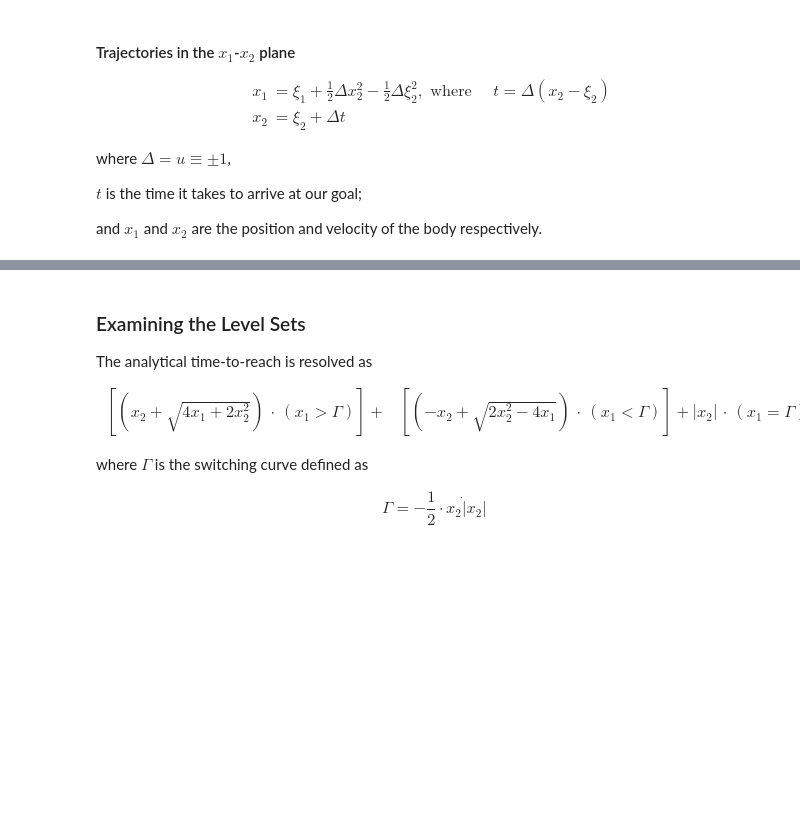
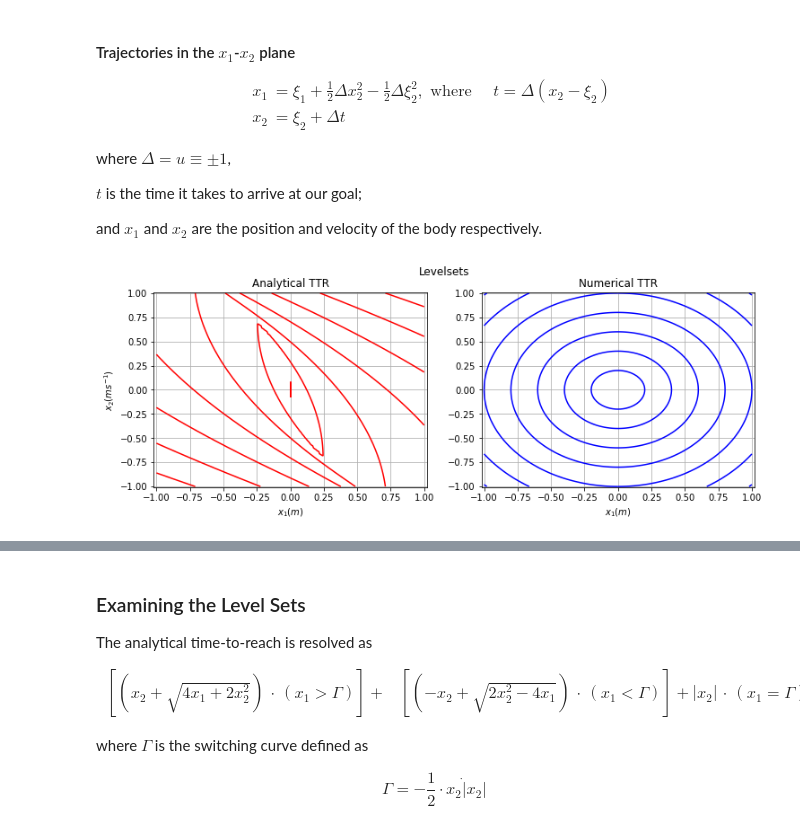
Before and after one commit to robotsorcerer/ComplexBRAT, a Jupyter notebook: Notes/double_integrator_basic.ipynb, the cells around one changed output, grey strips where cells are left out. Drawn from its saved outputs; the diff is of its cells as text; code cells hidden in the pictures; blank space fills up the shorter version.

```diff
--- a/Notes/double_integrator_basic.ipynb
+++ b/Notes/double_integrator_basic.ipynb
@@ -259,0 +191,6 @@ and $x_1$ and $x_2$ are the position and velocity of the body respectively.
+# %%
+args = Bundle(dict(init_cond='circle', visualize=True, pause_time=1))
+g, attr, value_func_init = preprocessing()
+show_init_levels(g, attr, value_func_init)
+# %% [output]
+[figure, added]
```
Also changed, not shown: parts of 7 cells of this notebook, 3 other files.
